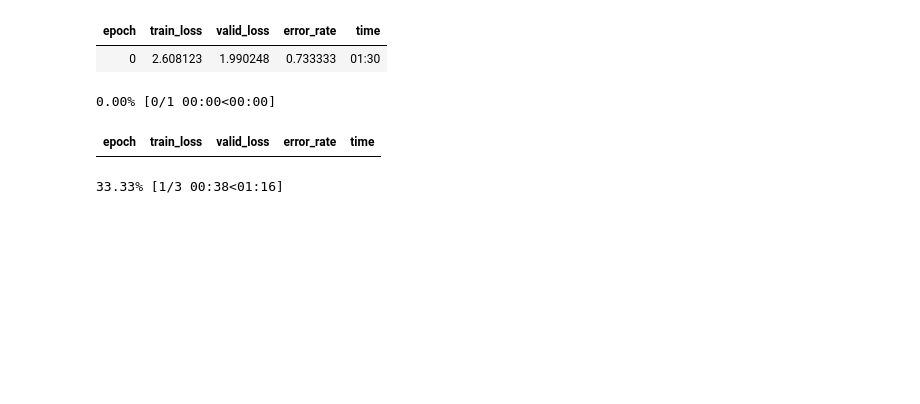
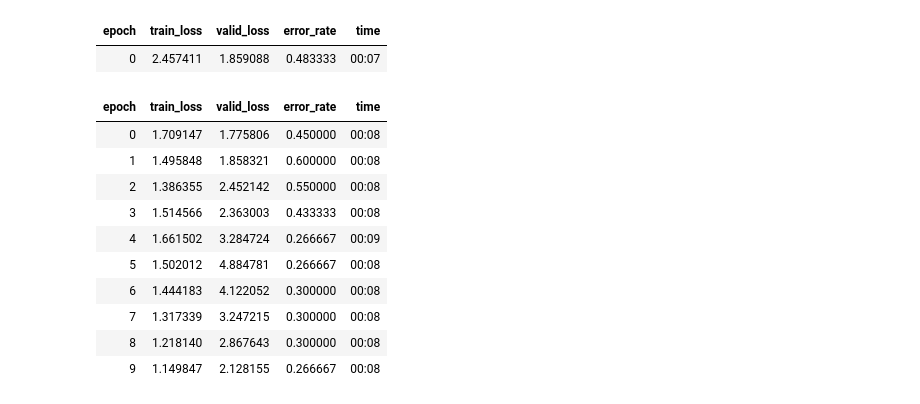
Before and after one commit to kchalupova/rotation, a Jupyter notebook: train.ipynb, the cells around one changed output. Saved outputs shown, nothing was run; the diff lists cells and outputs as text; code cells hidden in the pictures; blank space fills up the shorter version.

```diff
--- a/train.ipynb
+++ b/train.ipynb
@@ -7,8 +12,12 @@ import os
+# %%
+def get_dls(bs, size):
+    dblock = DataBlock(blocks=(ImageBlock, CategoryBlock),
+                 get_items=get_image_files,
+                 splitter=RandomSplitter(valid_pct=0.2, seed=42),
+                 get_y = parent_label,
+                 item_tfms=RandomResizedCrop(size, min_scale=0.01),
+                 batch_tfms=[Normalize()])
+    return dblock.dataloaders("data/houn", bs=bs)
 # %%
-dblock = DataBlock(blocks = (ImageBlock, CategoryBlock),
-                 get_items=get_image_files,
-                 splitter=RandomSplitter(valid_pct=0.2, seed=42),
-                 get_y = parent_label,
-                 item_tfms=RandomResizedCrop(460, min_scale=0.6))
-dls = dblock.dataloaders("data/houn")
+dls = get_dls(128,128)
 # %%
@@ -18,9 +27,17 @@ dls.valid.show_batch(max_n=4, nrows=1)
 # %%
-learn = cnn_learner(dls, resnet18, metrics=error_rate)
-learn.fine_tune(1)
+learn = cnn_learner(dls, resnet18, metrics=[error_rate])
+learn.fine_tune(10,3e-2)
 # %% [output]
 | epoch | train_loss | valid_loss | error_rate | time |
-| 0 | 2.608123 | 1.990248 | 0.733333 | 01:30 |
+| 0 | 2.457411 | 1.859088 | 0.483333 | 00:07 |
-0.00% [0/1 00:00<00:00]
 | epoch | train_loss | valid_loss | error_rate | time |
+| 0 | 1.709147 | 1.775806 | 0.450000 | 00:08 |
+| 1 | 1.495848 | 1.858321 | 0.600000 | 00:08 |
+| 2 | 1.386355 | 2.452142 | 0.550000 | 00:08 |
+| 3 | 1.514566 | 2.363003 | 0.433333 | 00:08 |
+| 4 | 1.661502 | 3.284724 | 0.266667 | 00:09 |
+| 5 | 1.502012 | 4.884781 | 0.266667 | 00:08 |
+| 6 | 1.444183 | 4.122052 | 0.300000 | 00:08 |
+| 7 | 1.317339 | 3.247215 | 0.300000 | 00:08 |
+| 8 | 1.218140 | 2.867643 | 0.300000 | 00:08 |
+| 9 | 1.149847 | 2.128155 | 0.266667 | 00:08 |
-33.33% [1/3 00:38<01:16]
```
Also changed, not shown: parts of 10 cells of this notebook.
